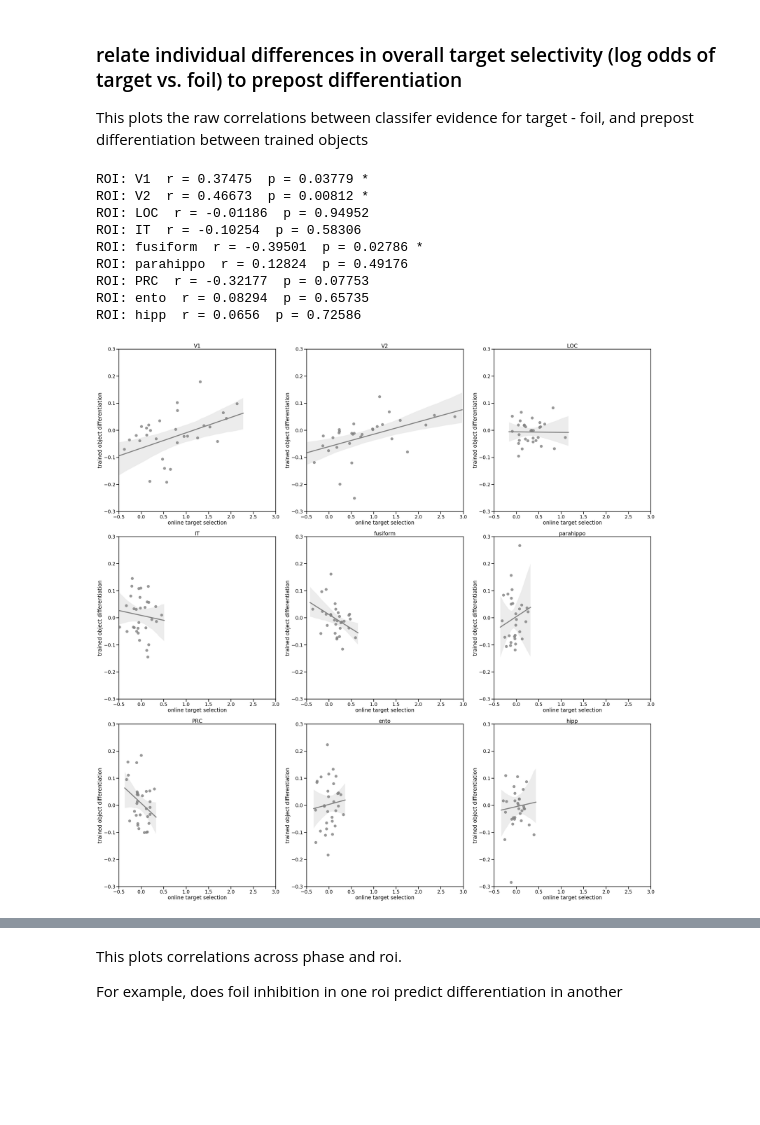
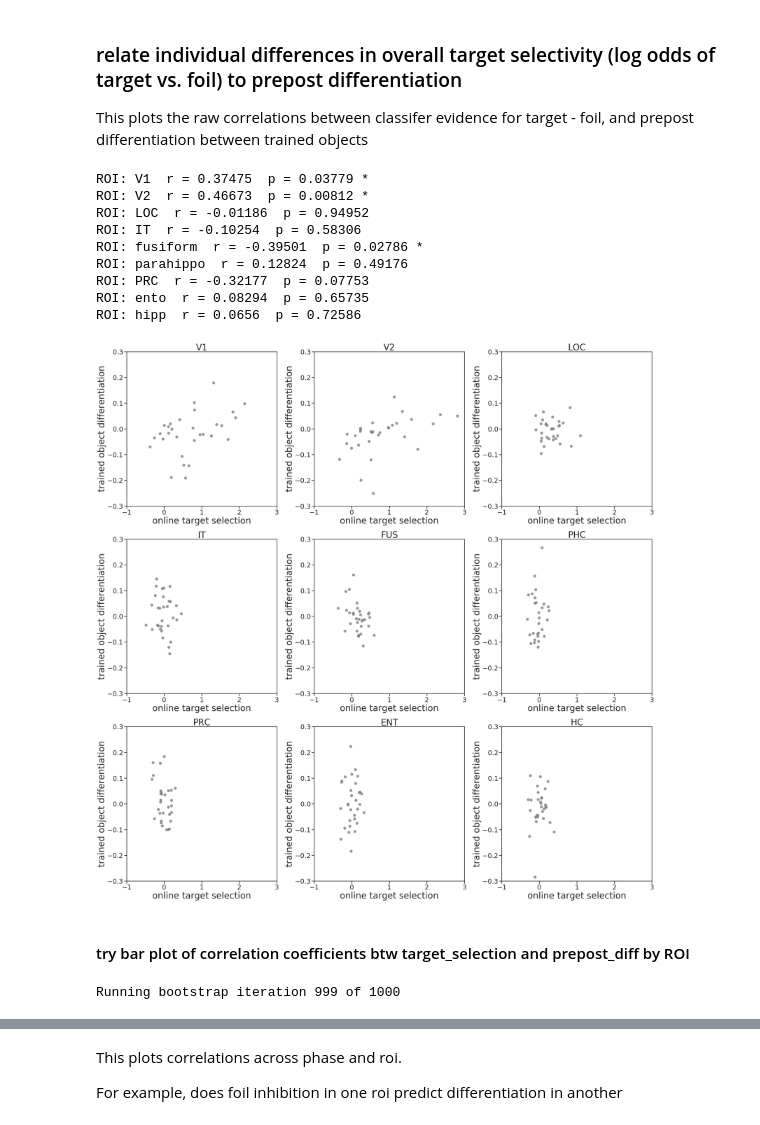
Before and after one commit to cogtoolslab/neurosketch, a Jupyter notebook: ipynb/golden/3_relate_drawing_training_and_recog_prepost.ipynb, the cells around one changed output, grey strips where cells are left out. Cells and saved outputs as stored; diff of their text form; code cells hidden in the pictures; blank space fills up the shorter version.

Commit message:
add scatterplot 3x3 grid and barplot summary figs generation code

```diff
--- a/ipynb/golden/3_relate_drawing_training_and_recog_prepost.ipynb
+++ b/ipynb/golden/3_relate_drawing_training_and_recog_prepost.ipynb
@@ -70,6 +70,7 @@ prepost = pd.read_csv(os.path.join(proj_dir,'csv/neural_changes_by_surfroi_and_s
 # %%
 ## make dataframe to relate drawing contrast to recognition differentiation
 roi_list = ['V1', 'V2', 'LOC', 'IT', 'fusiform', 'parahippo', 'PRC', 'ento','hipp']
+roi_list_formatted = ['V1', 'V2', 'LOC', 'FUS','PHC','IT','ENT','PRC','HC']
 roi_labels = list(prepost.roi.unique())*2
 roi_dict = dict(zip(roi_list,prepost.roi.unique()))
 sns.set_context('poster')
@@ -85,38 +86,39 @@ for ind,this_roi in enumerate(roi_list):
 
     z = pd.DataFrame([draw,recog])
     z = z.transpose()
     z.columns=['draw','recog']
 
     plt.subplot(3,3,ind+1)
     sns.regplot(x="draw",
                 y ="recog",
                 data=z,
-                color='gray')
+                color='gray',
+                fit_reg=False)
     r,p = stats.pearsonr(draw,recog)
     plt.title('ROI: {}  r={}  p={}'.format(this_roi,np.round(r,5),np.round(p,5)))
-    plt.title('{}'.format(this_roi))
+    plt.title('{}'.format(roi_dict[this_roi]),fontsize=40)
     if np.round(p,5)<0.05:
         accent = '*'
     else:
         accent = ''
     print('ROI: {}  r = {}  p = {} {}'.format(this_roi,np.round(r,5),np.round(p,5),accent))
-    plt.xlabel('online target selection')  ## drawing: target vs. foil contrast
-    plt.ylabel('trained object differentiation') ## recog: post-pre differentiation
-    plt.xlim(-0.5,3)
+    plt.xlabel('online target selection',fontsize=40)  ## drawing: target vs. foil contrast
+    plt.ylabel('trained object differentiation',fontsize=40) ## recog: post-pre differentiation
+    plt.xlim(-1.,3)
     plt.ylim(-0.3,0.3)
+    plt.tick_params(axis='both', which='major', labelsize=30)
     if not os.path.exists(os.path.join(proj_dir,'plots/{}/'.format(nb_name))):
         os.makedirs(os.path.join(proj_dir,'plots/{}/'.format(nb_name)))
     plt.tight_layout()
-#     plt.savefig(os.path.join(proj_dir,'plots/{}/draw_recog_scatter_{}.pdf'.format(nb_name,this_roi)))
-#     plt.close(fig)
+    plt.savefig(os.path.join(proj_dir,'plots/{}/draw_recog_scatter_allrois.pdf'.format(nb_name)))
 # %% [output]
 ROI: V1  r = 0.37475  p = 0.03779 *
 ROI: V2  r = 0.46673  p = 0.00812 *
 ROI: LOC  r = -0.01186  p = 0.94952
 ROI: IT  r = -0.10254  p = 0.58306
 ROI: fusiform  r = -0.39501  p = 0.02786 *
 ROI: parahippo  r = 0.12824  p = 0.49176
 ROI: PRC  r = -0.32177  p = 0.07753
 ROI: ento  r = 0.08294  p = 0.65735
 ROI: hipp  r = 0.0656  p = 0.72586
-[figure, old version]
+[figure, new version]
@@ -139,3 +125,5 @@ for ind,this_roi in enumerate(roi_list_short):
+# %% [markdown]
+#### try bar plot of correlation coefficients btw target_selection and prepost_diff by ROI
 # %%
 ## merge target_selection and prepostdiff magnitudes by subject & roi
 target_selection['sub'] = target_selection['sub'].apply(lambda x: str(x).zfill(7))
@@ -145,0 +151,16 @@ D = D.assign(target_selection=target_selection['target-foil'])
+# %%
+Corr_boot = []
+nIter = 1000
+for currIter in np.arange(nIter):
+    print 'Running bootstrap iteration {} of {}'.format(currIter,nIter)
+    clear_output(wait=True)
+    Dboot = resample_subs(D,random_state=currIter)
+    corr_boot = Dboot.groupby('roi').apply(lambda x: get_corr(x['prepost_diff'],x['target_selection']))
+    ## build up bootstrap dataframe
+    if len(Corr_boot)==0:
+        Corr_boot = corr_boot
+    else:
+        Corr_boot = pd.concat([Corr_boot,corr_boot],axis=1)
+Corr_boot = Corr_boot.transpose().reset_index(drop=True)
+# %% [output]
+Running bootstrap iteration 999 of 1000
```
Also changed, not shown: parts of 4 cells of this notebook.
